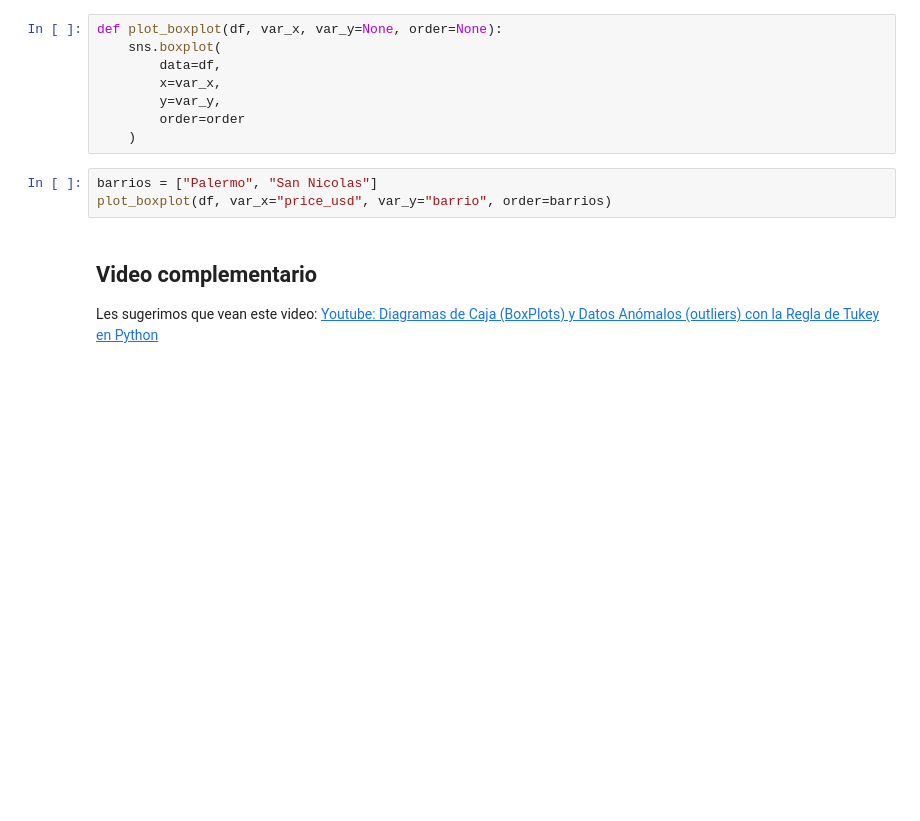
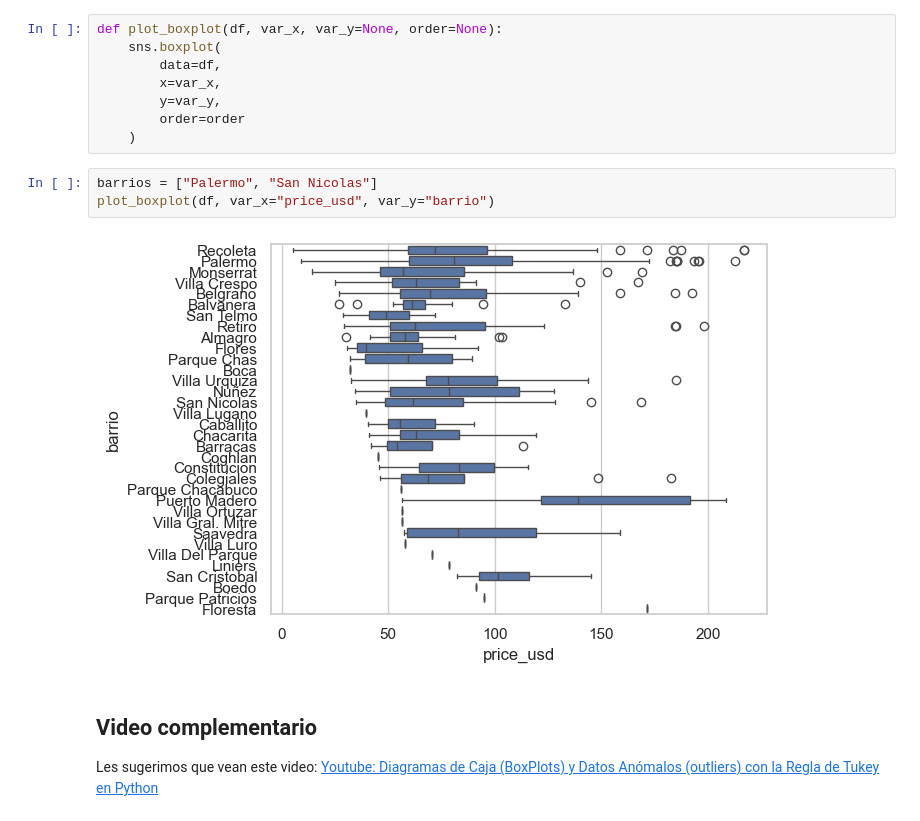
Before and after one commit to UADE-Python-Data-Science/583433_repo_oficial, a Jupyter notebook: Unidad_4/U4_NB1_Estadistica_descriptiva.ipynb, the cells around one changed output. Cells and saved outputs as stored; diff of their text form; blank space fills up the shorter version.

```diff
--- a/Unidad_4/U4_NB1_Estadistica_descriptiva.ipynb
+++ b/Unidad_4/U4_NB1_Estadistica_descriptiva.ipynb
@@ -363,7 +508,9 @@ def plot_boxplot(df, var_x, var_y=None, order=None):
     )
 # %%
 barrios = ["Palermo", "San Nicolas"]
-plot_boxplot(df, var_x="price_usd", var_y="barrio", order=barrios)
+plot_boxplot(df, var_x="price_usd", var_y="barrio")
+# %% [output]
+[figure, added]
 # %% [markdown]
 ## Video complementario
 
```
Also changed, not shown: parts of 21 cells of this notebook, 2 other files.
